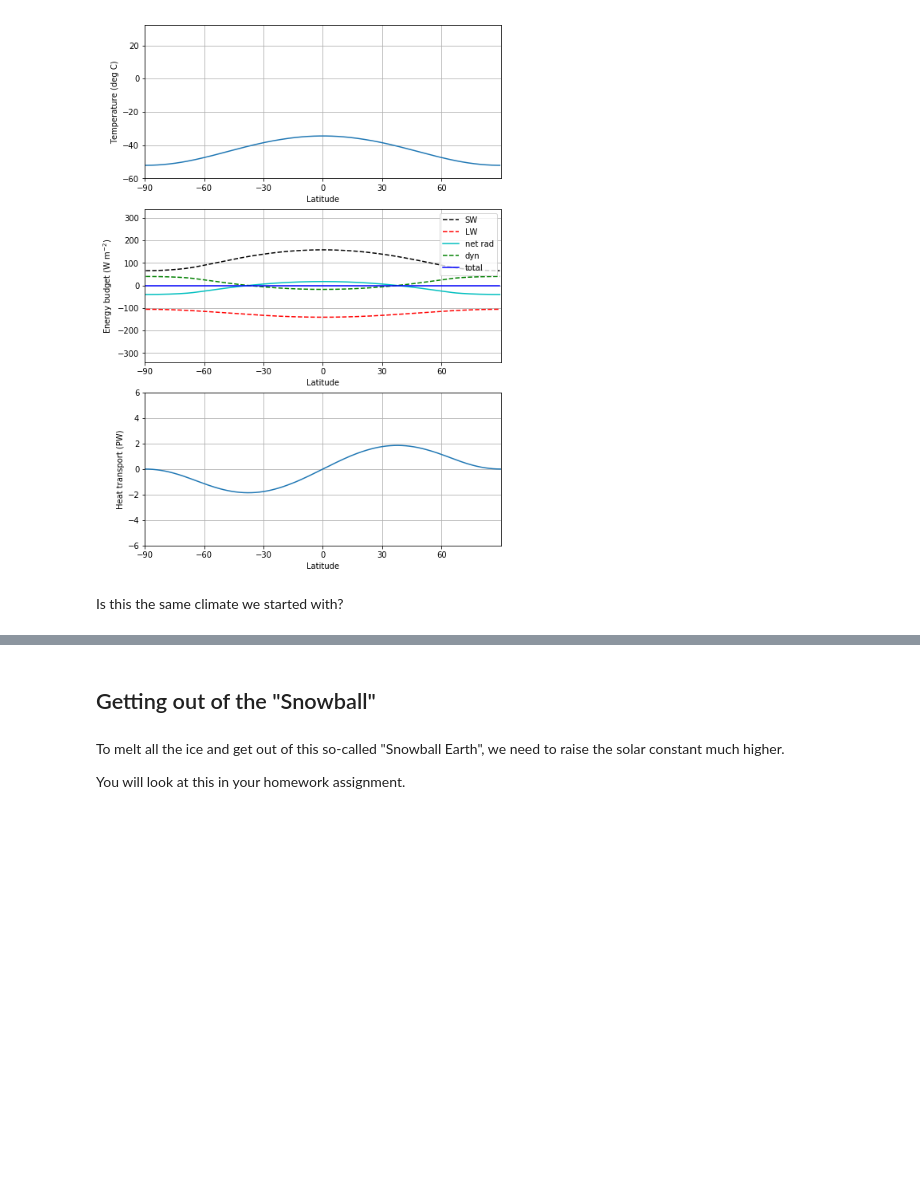
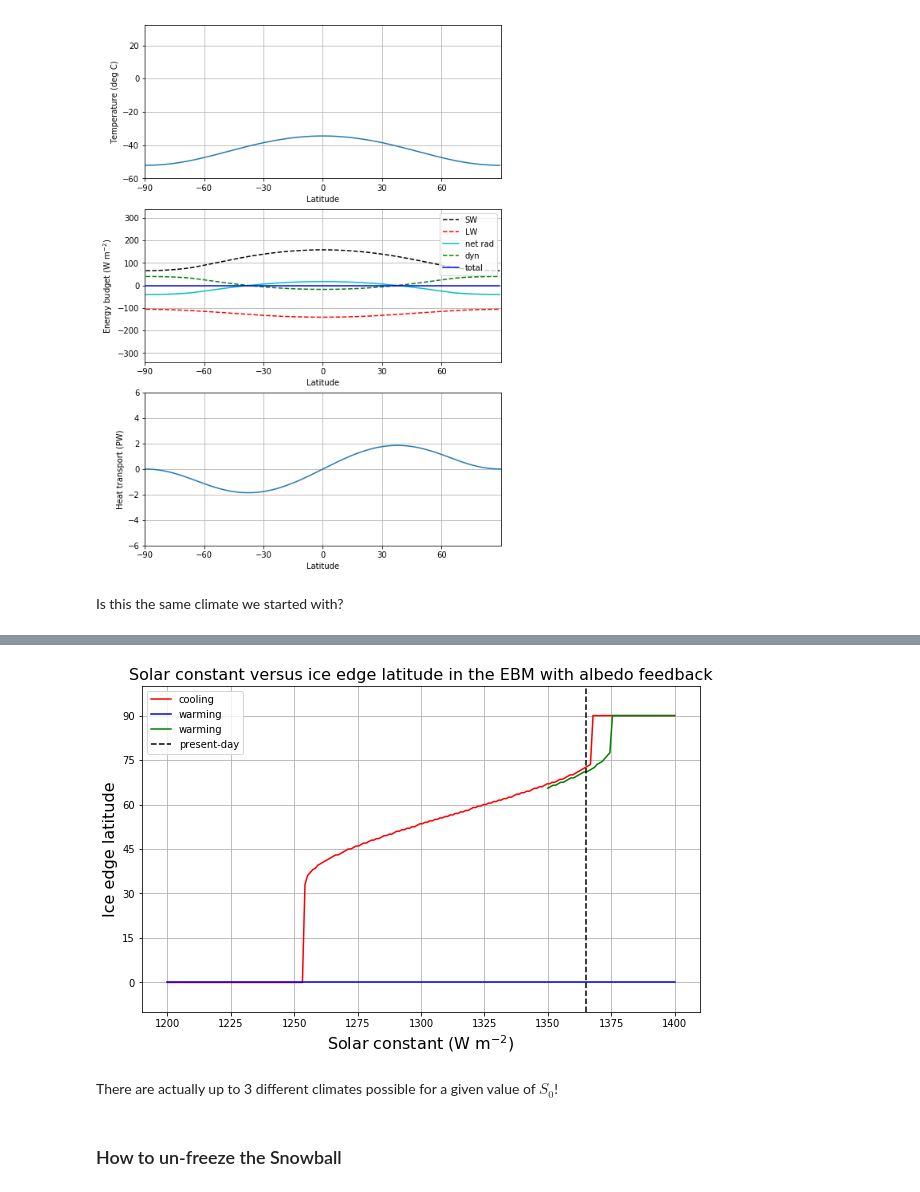
Before and after one commit to brian-rose/env-415, a Jupyter notebook: notes/L17_albedo_feedback.ipynb, the cells around one changed output, grey strips where cells are left out. Saved outputs shown, nothing was run; the diff lists cells and outputs as text; code cells hidden in the pictures; blank space fills up the shorter version.

Commit message:
Finish albedo feedback notes

```diff
--- a/notes/L17_albedo_feedback.ipynb
+++ b/notes/L17_albedo_feedback.ipynb
@@ -344,0 +436,24 @@ Is this the same climate we started with?
+# %%
+model2 = climlab.EBM_annual(num_lat = 360, **param)
+S0array = np.linspace(1400., 1200., 200)
+model2.integrate_years(5)
+icelat_cooling = np.empty_like(S0array)
+icelat_warming = np.empty_like(S0array)
+# First cool....
+for n in range(S0array.size):
+    model2.subprocess['insolation'].S0 = S0array[n]
+    model2.integrate_years(10, verbose=False)
+    icelat_cooling[n] = np.max(model2.icelat)
+# Then warm...
+for n in range(S0array.size):
+    model2.subprocess['insolation'].S0 = np.flipud(S0array)[n]
+    model2.integrate_years(10, verbose=False)
+    icelat_warming[n] = np.max(model2.icelat)
+# For completeness -- also start from present-day conditions and warm up.
+model3 = climlab.EBM_annual(num_lat=360, **param)
+S0array3 = np.linspace(1350., 1400., 50)
+icelat3 = np.empty_like(S0array3)
+for n in range(S0array3.size):
+    model3.subprocess['insolation'].S0 = S0array3[n]
+    model3.integrate_years(10, verbose=False)
+    icelat3[n] = np.max(model3.icelat)
@@ -345,6 +463,20 @@ Is this the same climate we started with?
+# %%
+fig = plt.figure( figsize=(10,6) )
+ax = fig.add_subplot(111)
+ax.plot(S0array, icelat_cooling, 'r-', label='cooling' )
+ax.plot(S0array, icelat_warming, 'b-', label='warming' )
+ax.plot(S0array3, icelat3, 'g-', label='warming' )
+ax.set_ylim(-10,100)
+ax.set_yticks((0,15,30,45,60,75,90))
+ax.grid()
+ax.set_ylabel('Ice edge latitude', fontsize=16)
+ax.set_xlabel('Solar constant (W m$^{-2}$)', fontsize=16)
+ax.plot( [const.S0, const.S0], [-10, 100], 'k--', label='present-day' )
+ax.legend(loc='upper left')
+ax.set_title('Solar constant versus ice edge latitude in the EBM with albedo feedback', fontsize=16);
+# %% [output]
+[figure, added]
+# %% [markdown]
+There are actually up to 3 different climates possible for a given value of $S_0$!
 # %% [markdown]
-## Getting out of the "Snowball"
+### How to un-freeze the Snowball
-# %% [markdown]
-To melt all the ice and get out of this so-called "Snowball Earth", we need to raise the solar constant much higher.
-
-You will look at this in your homework assignment.
```
Also changed, not shown: parts of 44 cells of this notebook, 5 other files.
